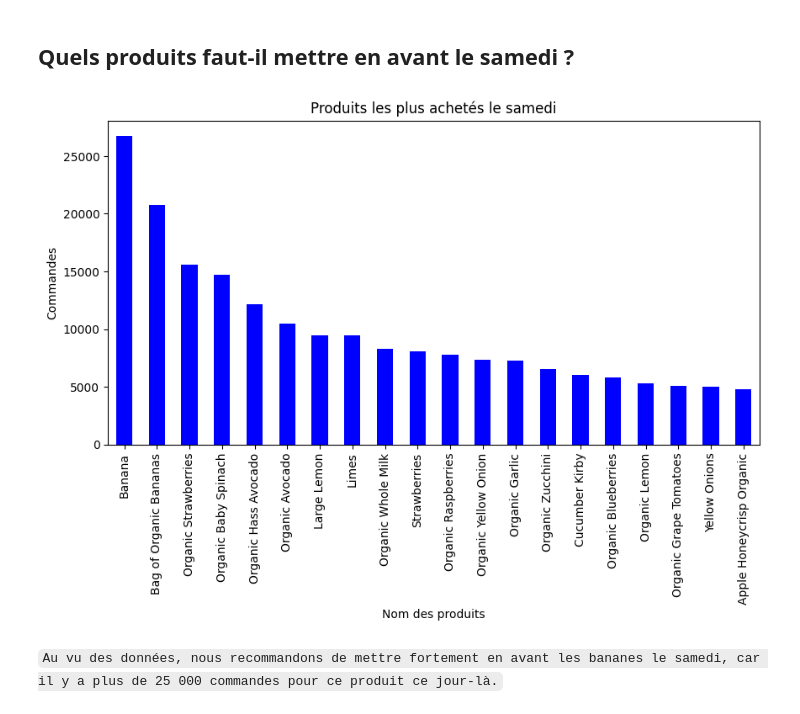
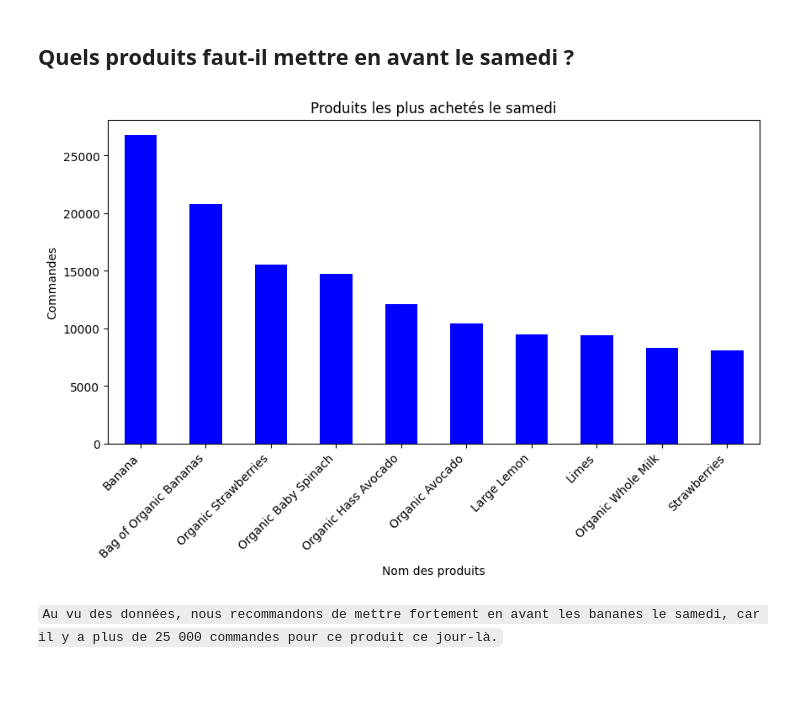
Before and after one commit to klasken/Nextbuy, a Jupyter notebook: notebook-marius.ipynb, the cells around one changed output. Saved outputs shown, nothing was run; the diff lists cells and outputs as text; code cells hidden in the pictures; blank space fills up the shorter version.

Commit message:
[+] add question 3 final graph

```diff
--- a/notebook-marius.ipynb
+++ b/notebook-marius.ipynb
@@ -101,18 +101,19 @@ Le grand ravitaillement mensuel : Le pic le plus important se trouve à 30 jours
 # %%
 df_orders_saturday = df_orders[df_orders["order_dow"] == 6]
 df_sat_prod = pd.merge(df_orders_saturday, df_order_products, on="order_id")
 df_final = pd.merge(df_sat_prod, df_products, on="product_id")
-top_10_sat = df_final["product_name"].value_counts().head(20)
+top_10_sat = df_final["product_name"].value_counts().head(10)
 
 df_orders_sat = df_sat_prod["product_id"].value_counts().sort_index()
 plt.figure(figsize=(10, 5))
 top_10_sat.plot(kind="bar", color="blue")
+plt.xticks(rotation=45, ha="right")
 plt.title("Produits les plus achetés le samedi")
 plt.xlabel("Nom des produits")
 plt.ylabel("Commandes")
 plt.show()
 # %% [output]
-[figure, old version]
+[figure, new version]
 # %% [markdown]
 `Au vu des données, nous recommandons de mettre fortement en avant les bananes le samedi, car il y a plus de 25 000 commandes pour ce produit ce jour-là.`
 # %% [markdown]
```
Also changed, not shown: parts of 1 cell of this notebook.
